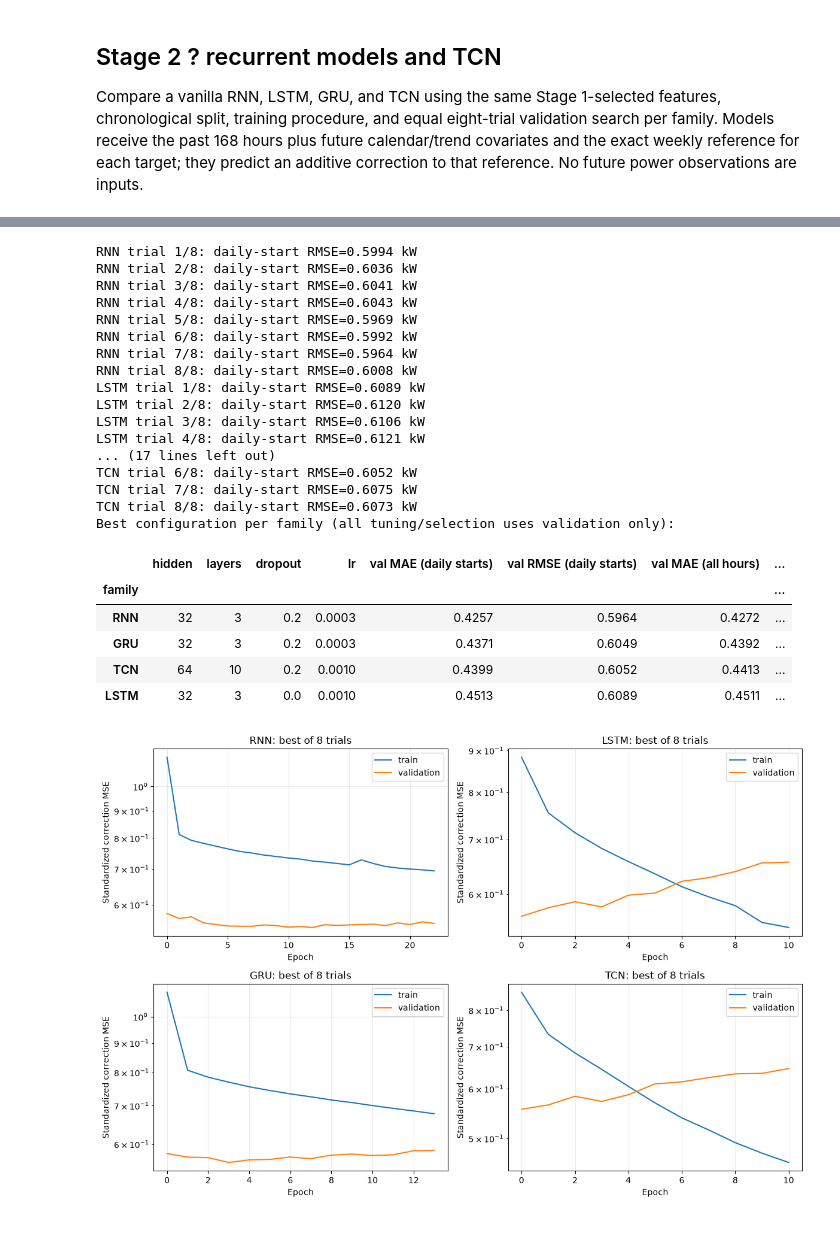
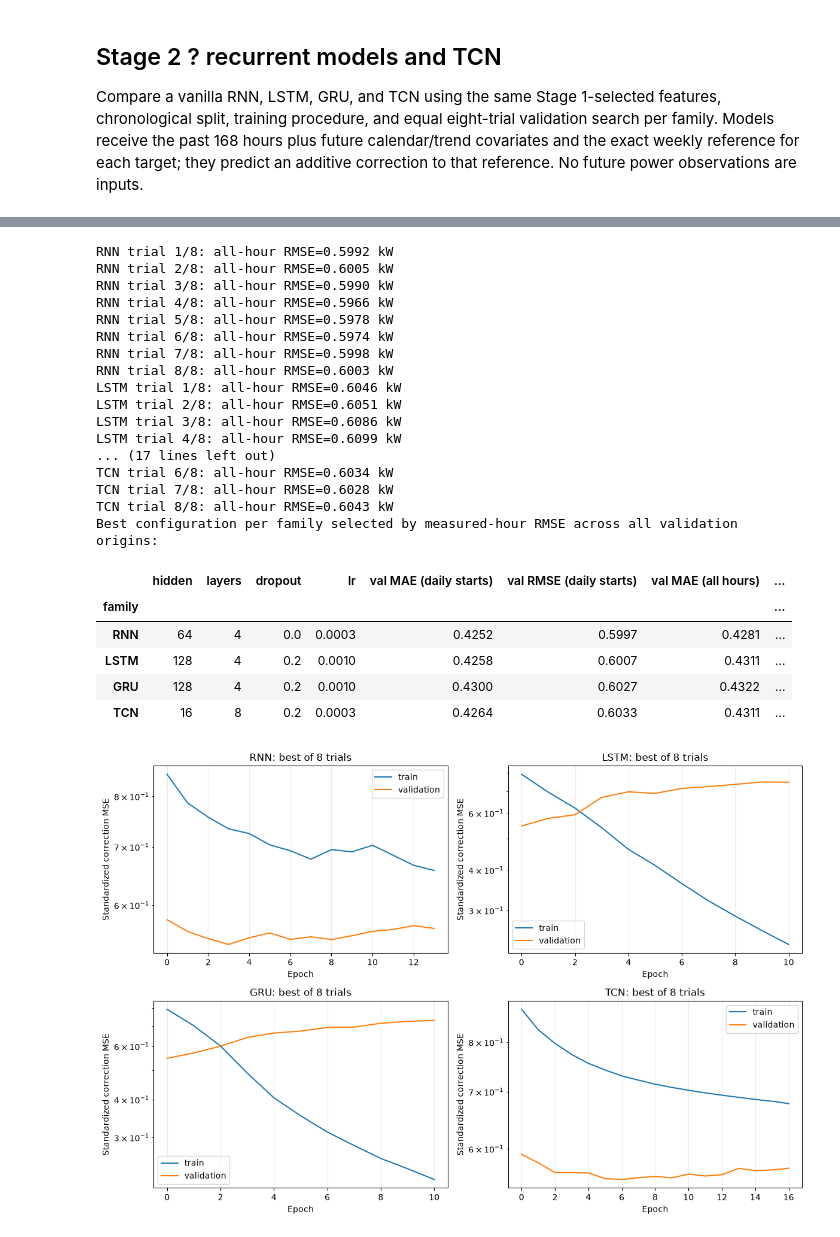
Before and after one commit to ahazen1/AISE4010, a Jupyter notebook: AISE4010_Project_Group11_Stage2_WeeklyReference.ipynb, the cells around one changed output, grey strips where cells are left out. Saved outputs shown, nothing was run; the diff lists cells and outputs as text; code cells hidden in the pictures.

Commit message:
weekly reference model updated to best model for stage 2, not much improvement

```diff
--- a/AISE4010_Project_Group11_Stage2_WeeklyReference.ipynb
+++ b/AISE4010_Project_Group11_Stage2_WeeklyReference.ipynb
@@ -314,8 +418,11 @@ def predict(model, X, future):
             )
         ]
     adjustment = torch.cat(batches)
-    weekly_reference = torch.from_numpy(future[..., -1])
-    return (adjustment + weekly_reference).numpy()
+    hour_prior_idx = FUTURE_MODEL_FEATURES.index(FUTURE_HOUR_PRIOR_FEATURE)
+    reference_idx = FUTURE_MODEL_FEATURES.index(FUTURE_REFERENCE_FEATURE)
+    hour_prior = torch.from_numpy(future[..., hour_prior_idx])
+    weekly_reference = torch.from_numpy(future[..., reference_idx])
+    return (adjustment + hour_prior + weekly_reference).numpy()
 
 def fit(build, train, val, lr=3e-4, batch_size=BATCH, weight_decay=1e-2,
         max_epochs=MAX_EPOCHS, patience=PATIENCE):
@@ -499,11 +626,12 @@ if len(measured_train_power) == 0:
     raise ValueError('Cannot calculate peak threshold without measured training targets')
 PEAK_THRESHOLD_KW = float(np.quantile(measured_train_power, 0.90))
 stage2_daily_peak_mask = stage2_daily_mask & (Y_kw['val'] >= PEAK_THRESHOLD_KW)
+stage2_all_peak_mask = stage2_all_mask & (Y_kw['val'] >= PEAK_THRESHOLD_KW)
 stage2_best_by_family, stage2_trials = {}, []
 
 for family in stage2_builders:
     configs = tcn_trials if family == 'TCN' else recurrent_trials
-    family_best = {'val RMSE (daily starts)': float('inf')}
+    family_best = {'val RMSE (all hours)': float('inf')}
     for trial_index, config in enumerate(configs, start=1):
         model_config = {key: value for key, value in config.items() if key != 'lr'}
         model, history, secs = fit(
@@ -517,9 +645,13 @@ for family in stage2_builders:
         daily_metrics = evaluate(Y_kw['val'], prediction_kw, stage2_daily_mask)
         all_metrics = evaluate(Y_kw['val'], prediction_kw, stage2_all_mask)
         peak_errors = prediction_kw - Y_kw['val']
-        peak_rmse = (
+        daily_peak_rmse = (
             float(np.sqrt(np.mean(peak_errors[stage2_daily_peak_mask] ** 2)))
             if stage2_daily_peak_mask.any() else np.nan
+        )
+        all_peak_rmse = (
+            float(np.sqrt(np.mean(peak_errors[stage2_all_peak_mask] ** 2)))
+            if stage2_all_peak_mask.any() else np.nan
         )
         row = {
             'family': family, **config,
@@ -527,71 +659,75 @@ for family in stage2_builders:
             'val RMSE (daily starts)': daily_metrics['RMSE'],
             'val MAE (all hours)': all_metrics['MAE'],
             'val RMSE (all hours)': all_metrics['RMSE'],
-            'val peak RMSE (daily starts)': peak_rmse,
+            'val peak RMSE (daily starts)': daily_peak_rmse,
             'val peak observations (daily starts)': int(stage2_daily_peak_mask.sum()),
+            'val peak RMSE (all hours)': all_peak_rmse,
+            'val peak observations (all hours)': int(stage2_all_peak_mask.sum()),
             'parameters': count_params(model), 'training time (s)': secs,
             'epochs': len(history['val']),
         }
         stage2_trials.append(row)
-        if daily_metrics['RMSE'] < family_best['val RMSE (daily starts)']:
+        if all_metrics['RMSE'] < family_best['val RMSE (all hours)']:
             family_best = {
                 **row, 'model': model, 'history': history,
                 'config': model_config,
                 'train_config': {
                     'lr': config['lr'], 'batch_size': BATCH, 'weight_decay': 1e-2,
                     'forecast_reference': 'same_hour_168_hours_before_target',
+                    'model_selection_metric': 'measured_hour_rmse_all_forecast_origins',
+                    'trainable_recent_change_lags_hours': list(LAGGED_CHANGE_HOURS),
                     'peak_threshold_kw_diagnostic': PEAK_THRESHOLD_KW,
                     'peak_loss_weighting': False,
                 },
             }
-        print(f'{family} trial {trial_index}/8: daily-start RMSE={daily_metrics["RMSE"]:.4f} kW')
+        print(f'{family} trial {trial_index}/8: all-hour RMSE={all_metrics["RMSE"]:.4f} kW')
     stage2_best_by_family[family] = family_best
 
 stage2_hpo_results = pd.DataFrame(stage2_trials).sort_values(
-    ['family', 'val RMSE (daily starts)']
+    ['family', 'val RMSE (all hours)']
 )
 stage2_family_results = pd.DataFrame([
     {key: value for key, value in best.items() if key not in ('model', 'history', 'config', 'train_config')}
     for best in stage2_best_by_family.values()
-]).set_index('family').sort_values('val RMSE (daily starts)')
-print('Best configuration per family (all tuning/selection uses validation only):')
+]).set_index('family').sort_values('val RMSE (all hours)')
+print('Best configuration per family selected by measured-hour RMSE across all validation origins:')
 display(stage2_family_results.round(4))
 
 # Best family learning curves help distinguish optimization/underfit from overfit.
 fig, axes = plt.subplots(2, 2, figsize=(12, 8), sharex=False)
 for ax, (family, best) in zip(axes.flat, stage2_best_by_family.items()):
     ax.plot(best['history']['train'], label='train')
     ax.plot(best['history']['val'], label='validation')
     ax.set(title=f'{family}: best of 8 trials', xlabel='Epoch', ylabel='Standardized correction MSE')
     ax.set_yscale('log')
     ax.grid(True, alpha=0.25)
     ax.legend()
 plt.tight_layout()
 plt.show()
 # %% [output]
-RNN trial 1/8: daily-start RMSE=0.5994 kW
-RNN trial 2/8: daily-start RMSE=0.6036 kW
-RNN trial 3/8: daily-start RMSE=0.6041 kW
-RNN trial 4/8: daily-start RMSE=0.6043 kW
-RNN trial 5/8: daily-start RMSE=0.5969 kW
-RNN trial 6/8: daily-start RMSE=0.5992 kW
-RNN trial 7/8: daily-start RMSE=0.5964 kW
-RNN trial 8/8: daily-start RMSE=0.6008 kW
-LSTM trial 1/8: daily-start RMSE=0.6089 kW
-LSTM trial 2/8: daily-start RMSE=0.6120 kW
-LSTM trial 3/8: daily-start RMSE=0.6106 kW
-LSTM trial 4/8: daily-start RMSE=0.6121 kW
+RNN trial 1/8: all-hour RMSE=0.5992 kW
+RNN trial 2/8: all-hour RMSE=0.6005 kW
+RNN trial 3/8: all-hour RMSE=0.5990 kW
+RNN trial 4/8: all-hour RMSE=0.5966 kW
+RNN trial 5/8: all-hour RMSE=0.5978 kW
+RNN trial 6/8: all-hour RMSE=0.5974 kW
+RNN trial 7/8: all-hour RMSE=0.5998 kW
+RNN trial 8/8: all-hour RMSE=0.6003 kW
+LSTM trial 1/8: all-hour RMSE=0.6046 kW
+LSTM trial 2/8: all-hour RMSE=0.6051 kW
+LSTM trial 3/8: all-hour RMSE=0.6086 kW
+LSTM trial 4/8: all-hour RMSE=0.6099 kW
 ... (17 lines left out)
-TCN trial 6/8: daily-start RMSE=0.6052 kW
-TCN trial 7/8: daily-start RMSE=0.6075 kW
-TCN trial 8/8: daily-start RMSE=0.6073 kW
-Best configuration per family (all tuning/selection uses validation only):
+TCN trial 6/8: all-hour RMSE=0.6034 kW
+TCN trial 7/8: all-hour RMSE=0.6028 kW
+TCN trial 8/8: all-hour RMSE=0.6043 kW
+Best configuration per family selected by measured-hour RMSE across all validation origins:
 |  | hidden | layers | dropout | lr | val MAE (daily starts) | val RMSE (daily starts) | val MAE (all hours) | ... |
 | family |  |  |  |  |  |  |  | ... |
-| RNN | 32 | 3 | 0.2 | 0.0003 | 0.4257 | 0.5964 | 0.4272 | ... |
-| GRU | 32 | 3 | 0.2 | 0.0003 | 0.4371 | 0.6049 | 0.4392 | ... |
-| TCN | 64 | 10 | 0.2 | 0.0010 | 0.4399 | 0.6052 | 0.4413 | ... |
-| LSTM | 32 | 3 | 0.0 | 0.0010 | 0.4513 | 0.6089 | 0.4511 | ... |
+| RNN | 64 | 4 | 0.0 | 0.0003 | 0.4252 | 0.5997 | 0.4281 | ... |
+| LSTM | 128 | 4 | 0.2 | 0.0010 | 0.4258 | 0.6007 | 0.4311 | ... |
+| GRU | 128 | 4 | 0.2 | 0.0010 | 0.4300 | 0.6027 | 0.4322 | ... |
+| TCN | 16 | 8 | 0.2 | 0.0003 | 0.4264 | 0.6033 | 0.4311 | ... |
-[figure, old version]
+[figure, new version]
 # %% [markdown]
 ### Validation-only tuning and diagnostics
```
Also changed, not shown: parts of 8 cells of this notebook, 1 other file.
